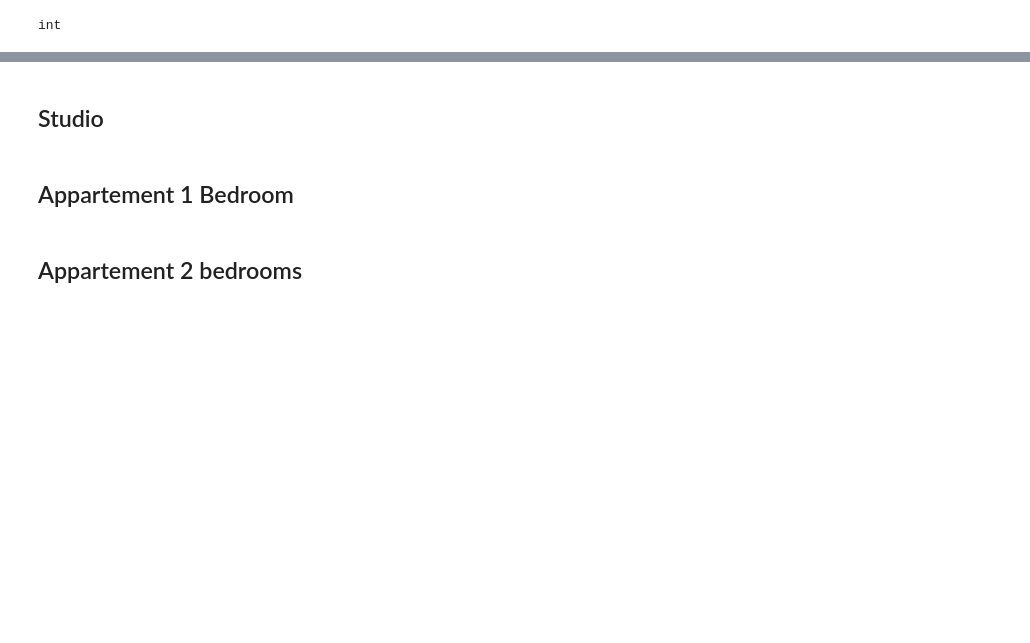
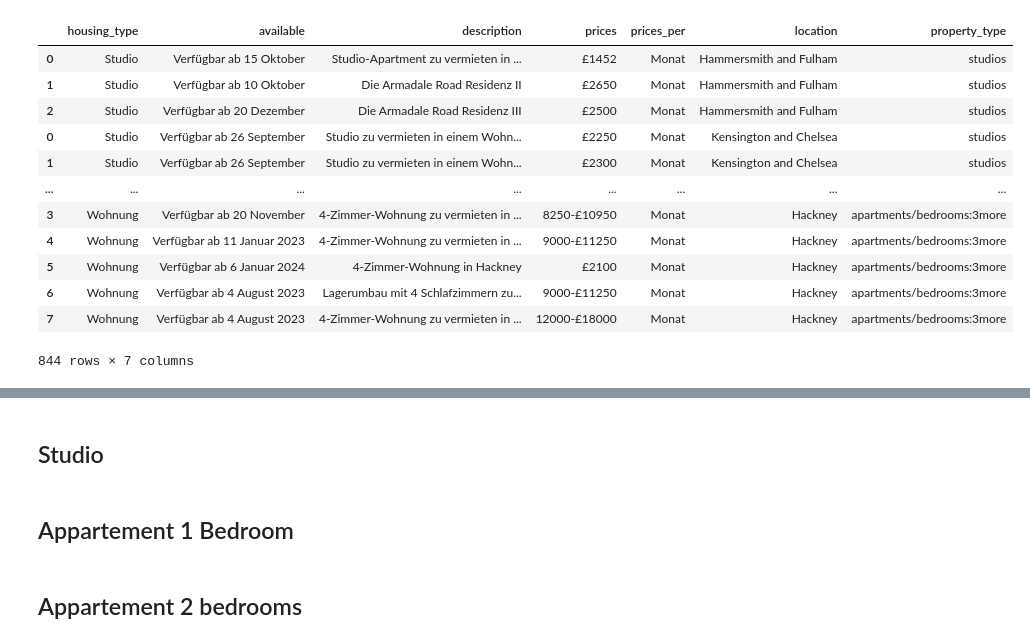
Before and after one commit to capstone-jmrs/capstone-proptech-repo, a Jupyter notebook: spotahome_julia_2.ipynb, the cells around one changed output, grey strips where cells are left out. Saved outputs shown, nothing was run; the diff lists cells and outputs as text; code cells hidden in the pictures; blank space fills up the shorter version.

```diff
--- a/spotahome_julia_2.ipynb
+++ b/spotahome_julia_2.ipynb
@@ -59,34 +0,0 @@ def get_housing(lst_name):
-# %%
-# Creating a function to get all the available dates
-def get_available(lst_name):
-    # find all the avaiable dates and save them to a list
-    availables = bs.find_all(class_='homecard-content__available-from__HomecardContent___OmV4c homecard-content__available-from--rebranding-style__HomecardContent___OmV4c')
-    # iterate over the prices
-    for available in availables:
-        lst_name.append(
-            available.get_text()\
-                .strip()
-        )
-    return lst_name
-# %%
-# Creating a function to get all the available dates
-def get_prices_month(lst_name):
-    # find all the avaiable dates and save them to a list
-    prices_month = bs.find_all(class_='price-monthly__Price___OmV4c price-monthly--rebranding-style__Price___OmV4c')
-    # iterate over the prices
-    for price_month in prices_month:
-        lst_name.append(
-            price_month.get_text()\
-                .strip()
-                .replace('/', '')
-        )
-    return lst_name
-# %%
-page = requests.get('https://www.spotahome.com/de/s/london--uk/for-rent:studios?areaId[]=219&areaId[]=231&areaId[]=232&areaId[]=233&areaId[]=234&areaId[]=235&areaId[]=236&areaId[]=237&areaId[]=241')
-html = page.content
-bs = BeautifulSoup(html, 'html.parser')
-
-# # results = bs.find_all(class_='search-title__title')
-# # x = results / 60
-# # math.floor(x)
-# # print(x)
@@ -136,4 +0,0 @@ page_converted = int(page_site)
-# %%
-type(page_converted)
-# %% [output]
-int
@@ -143,0 +175,16 @@ int
+# %%
+display(df_complete)
+# %% [output]
+|  | housing_type | available | description | prices | prices_per | location | property_type |
+| 0 | Studio | Verfügbar ab 15 Oktober | Studio-Apartment zu vermieten in ... | £1452 | Monat | Hammersmith and Fulham | studios |
+| 1 | Studio | Verfügbar ab 10 Oktober | Die Armadale Road Residenz II | £2650 | Monat | Hammersmith and Fulham | studios |
+| 2 | Studio | Verfügbar ab 20 Dezember | Die Armadale Road Residenz III | £2500 | Monat | Hammersmith and Fulham | studios |
+| 0 | Studio | Verfügbar ab 26 September | Studio zu vermieten in einem Wohn... | £2250 | Monat | Kensington and Chelsea | studios |
+| 1 | Studio | Verfügbar ab 26 September | Studio zu vermieten in einem Wohn... | £2300 | Monat | Kensington and Chelsea | studios |
+| ... | ... | ... | ... | ... | ... | ... | ... |
+| 3 | Wohnung | Verfügbar ab 20 November | 4-Zimmer-Wohnung zu vermieten in ... | 8250-£10950 | Monat | Hackney | apartments/bedrooms:3more |
+| 4 | Wohnung | Verfügbar ab 11 Januar 2023 | 4-Zimmer-Wohnung zu vermieten in ... | 9000-£11250 | Monat | Hackney | apartments/bedrooms:3more |
+| 5 | Wohnung | Verfügbar ab 6 Januar 2024 | 4-Zimmer-Wohnung in Hackney | £2100 | Monat | Hackney | apartments/bedrooms:3more |
+| 6 | Wohnung | Verfügbar ab 4 August 2023 | Lagerumbau mit 4 Schlafzimmern zu... | 9000-£11250 | Monat | Hackney | apartments/bedrooms:3more |
+| 7 | Wohnung | Verfügbar ab 4 August 2023 | 4-Zimmer-Wohnung zu vermieten in ... | 12000-£18000 | Monat | Hackney | apartments/bedrooms:3more |
+844 rows × 7 columns
```
Also changed, not shown: parts of 28 cells of this notebook, 1 other file.
